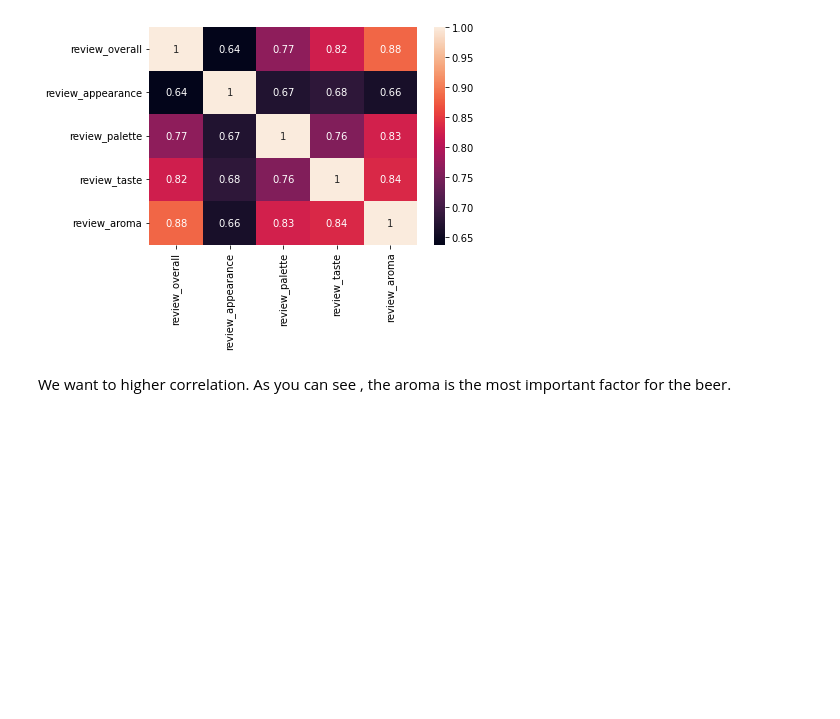
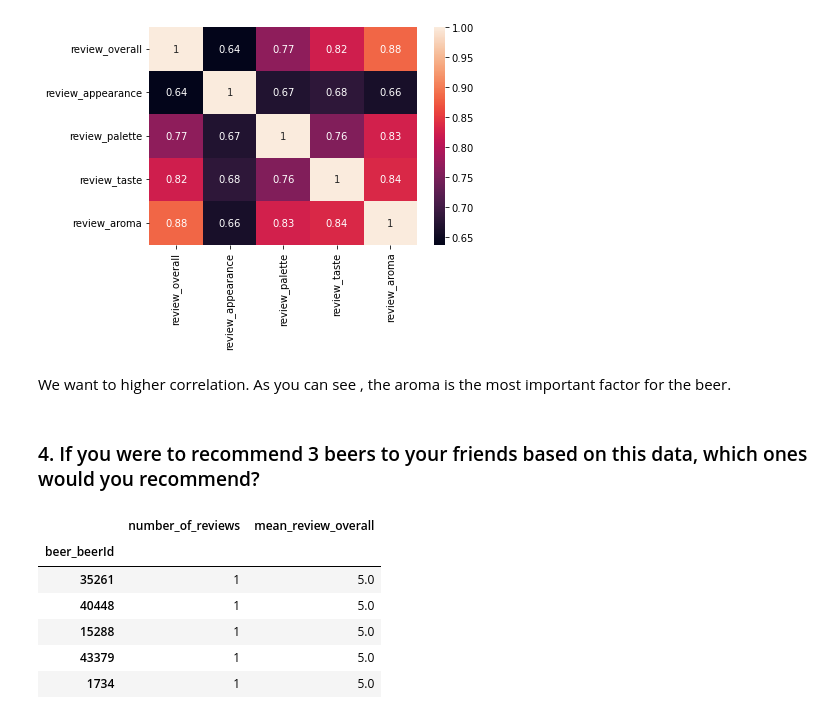
Before and after one commit to tugceturkkal/Data-Projects, a Jupyter notebook: Beer Data Analysis.ipynb, the cells around one changed output. Saved outputs shown, nothing was run; the diff lists cells and outputs as text; code cells hidden in the pictures; blank space fills up the shorter version.

```diff
--- a/Beer Data Analysis.ipynb
+++ b/Beer Data Analysis.ipynb
@@ -259,3 +259,22 @@ sns.heatmap(data_question_3.corr(), annot=True)
 [figure]
 # %% [markdown]
 We want to higher correlation. As you can see , the aroma is the most important factor for the beer.
+# %% [markdown]
+### 4. If you were to recommend 3 beers to your friends based on this data, which ones would you recommend?
+# %%
+# The agg() method allows you to apply a function or a list of function names to be executed along one of
+# the axis of the DataFrame
+
+data_question_4 = data.groupby(by = 'beer_beerId')['review_overall'].agg(['count' , 'mean'])
+data_question_4 = data_question_4.rename(columns = {'count' : 'number_of_reviews' ,
+                                                  'mean' : 'mean_review_overall'}).sort_values(by = 'mean_review_overall',
+                                                                                              ascending = False)
+data_question_4.head(5)
+# %% [output]
+|  | number_of_reviews | mean_review_overall |
+| beer_beerId |  |  |
+| 35261 | 1 | 5.0 |
+| 40448 | 1 | 5.0 |
+| 15288 | 1 | 5.0 |
+| 43379 | 1 | 5.0 |
+| 1734 | 1 | 5.0 |
```
Also changed, not shown: parts of 2 cells of this notebook.
